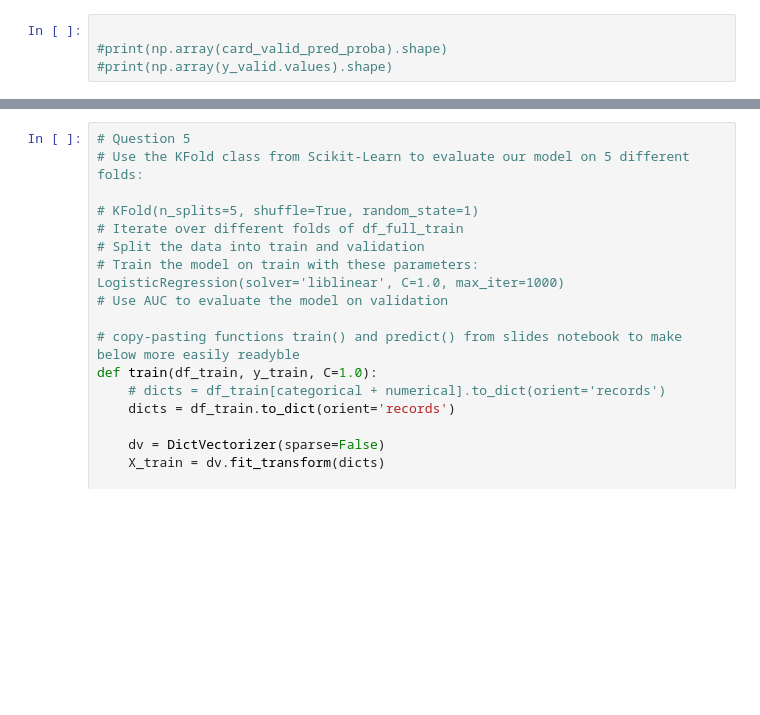
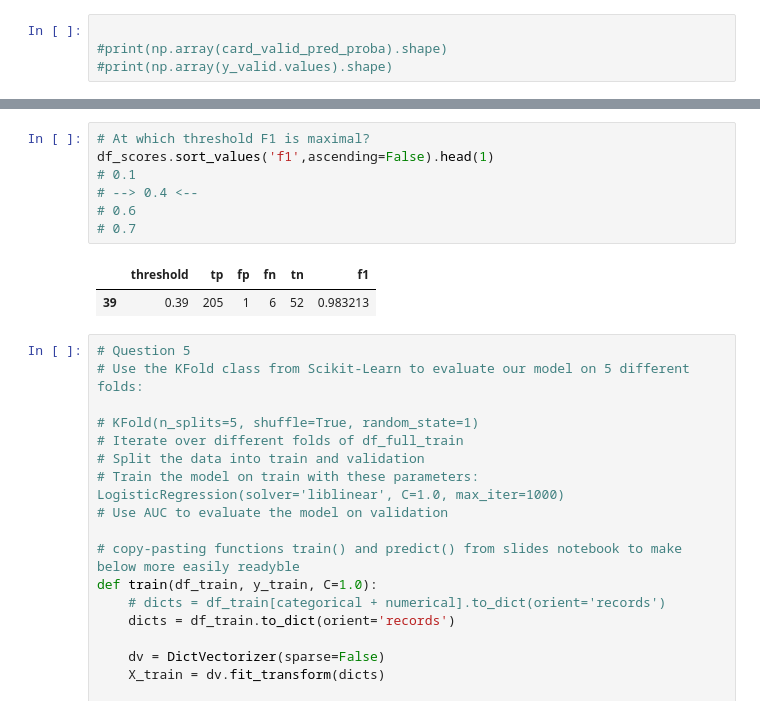
Before and after one commit to kmue/mlbookcamp-homework, a Jupyter notebook: mlbookcamp-hw4.ipynb, the cells around one changed output, grey strips where cells are left out. Saved outputs shown, nothing was run; the diff lists cells and outputs as text; blank space fills up the shorter version.

```diff
--- a/mlbookcamp-hw4.ipynb
+++ b/mlbookcamp-hw4.ipynb
@@ -251,3 +250,13 @@ plt.show()
+# %%
+# At which threshold F1 is maximal?
+df_scores.sort_values('f1',ascending=False).head(1)
+# 0.1
+# --> 0.4 <--
+# 0.6
+# 0.7
+# %% [output]
+|  | threshold | tp | fp | fn | tn | f1 |
+| 39 | 0.39 | 205 | 1 | 6 | 52 | 0.983213 |
 # %%
 # Question 5
 # Use the KFold class from Scikit-Learn to evaluate our model on 5 different folds:
```
Also changed, not shown: parts of 18 cells of this notebook.
